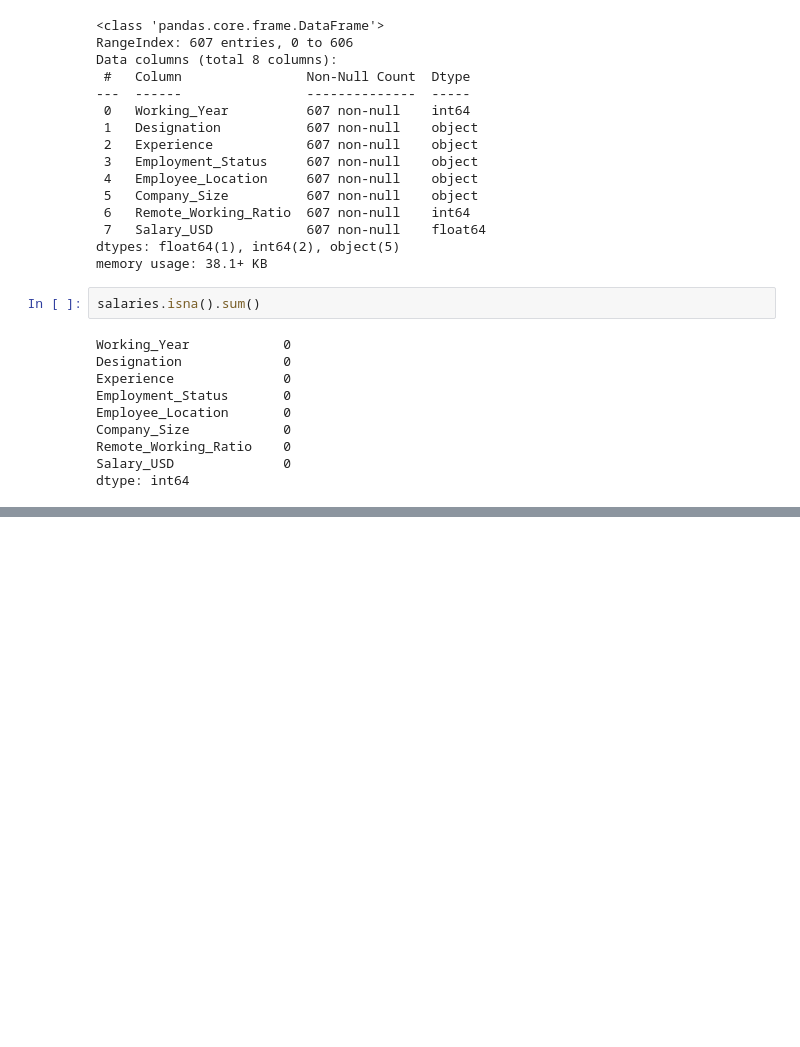
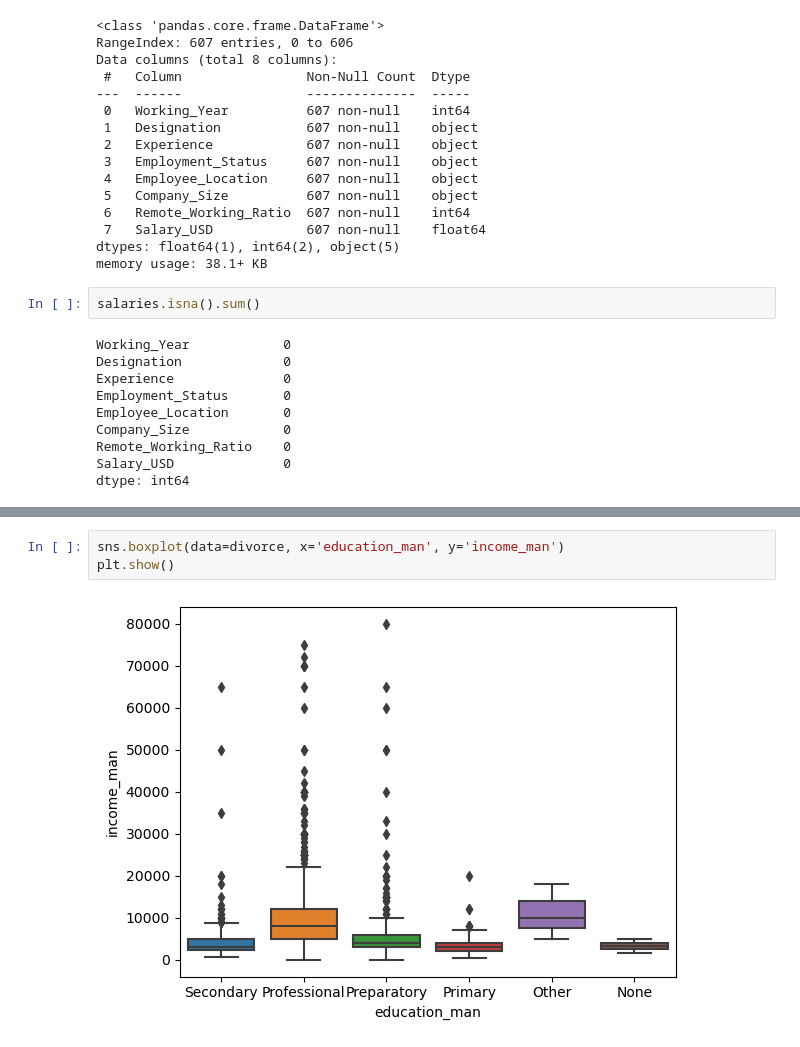
Before and after one commit to mezamateoj/DataProjects, a Jupyter notebook: EDA-Study/missing_values.ipynb, the cells around one changed output, grey strips where cells are left out. Saved outputs shown, nothing was run; the diff lists cells and outputs as text; blank space fills up the shorter version.

```diff
--- a/EDA-Study/missing_values.ipynb
+++ b/EDA-Study/missing_values.ipynb
@@ -47,0 +253,5 @@ dtype: int64
+# %%
+sns.boxplot(data=divorce, x='education_man', y='income_man')
+plt.show()
+# %% [output]
+[figure, added]
```
Also changed, not shown: parts of 30 cells of this notebook.
